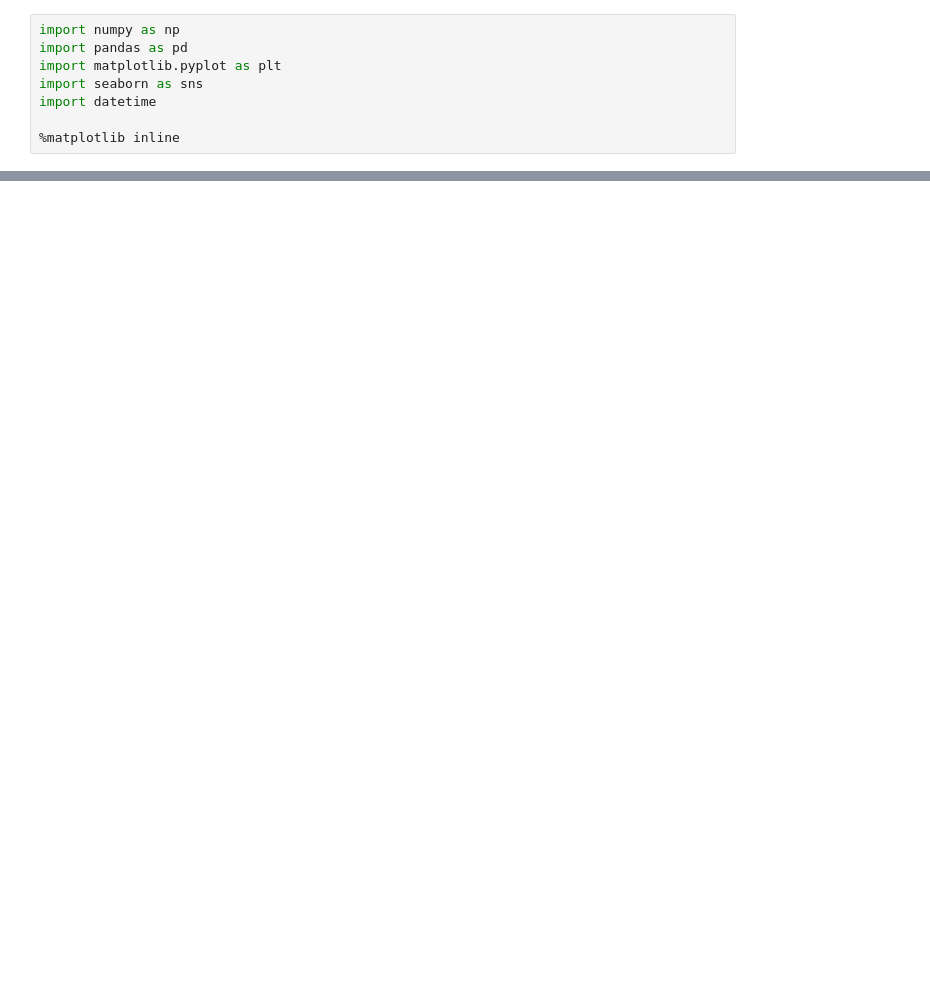
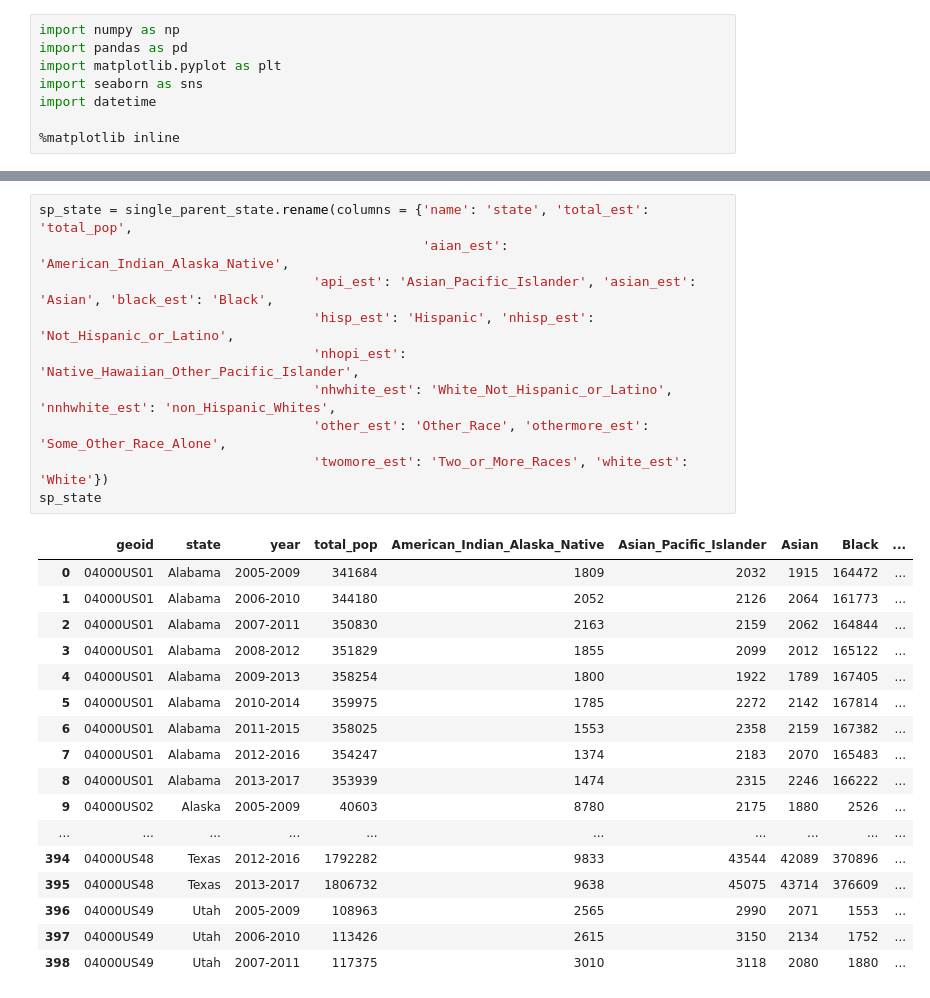
Before and after one commit to SchreinerJS/schreinerj_capstone, a Jupyter notebook: notebooks/single_parents_hh_percent_state.ipynb, the cells around one changed output, grey strips where cells are left out. Drawn from its saved outputs; the diff is of its cells as text; blank space fills up the shorter version.

```diff
--- a/notebooks/single_parents_hh_percent_state.ipynb
+++ b/notebooks/single_parents_hh_percent_state.ipynb
@@ -72,0 +147,28 @@ percentage_state
+# %%
+sp_state = single_parent_state.rename(columns = {'name': 'state', 'total_est': 'total_pop',
+                                                 'aian_est': 'American_Indian_Alaska_Native',
+                                   'api_est': 'Asian_Pacific_Islander', 'asian_est': 'Asian', 'black_est': 'Black',
+                                   'hisp_est': 'Hispanic', 'nhisp_est': 'Not_Hispanic_or_Latino',
+                                   'nhopi_est': 'Native_Hawaiian_Other_Pacific_Islander',
+                                   'nhwhite_est': 'White_Not_Hispanic_or_Latino', 'nnhwhite_est': 'non_Hispanic_Whites',
+                                   'other_est': 'Other_Race', 'othermore_est': 'Some_Other_Race_Alone',
+                                   'twomore_est': 'Two_or_More_Races', 'white_est': 'White'})
+sp_state
+# %% [output]
+|  | geoid | state | year | total_pop | American_Indian_Alaska_Native | Asian_Pacific_Islander | Asian | Black | ... |
+| 0 | 04000US01 | Alabama | 2005-2009 | 341684 | 1809 | 2032 | 1915 | 164472 | ... |
+| 1 | 04000US01 | Alabama | 2006-2010 | 344180 | 2052 | 2126 | 2064 | 161773 | ... |
+| 2 | 04000US01 | Alabama | 2007-2011 | 350830 | 2163 | 2159 | 2062 | 164844 | ... |
+| 3 | 04000US01 | Alabama | 2008-2012 | 351829 | 1855 | 2099 | 2012 | 165122 | ... |
+| 4 | 04000US01 | Alabama | 2009-2013 | 358254 | 1800 | 1922 | 1789 | 167405 | ... |
+| 5 | 04000US01 | Alabama | 2010-2014 | 359975 | 1785 | 2272 | 2142 | 167814 | ... |
+| 6 | 04000US01 | Alabama | 2011-2015 | 358025 | 1553 | 2358 | 2159 | 167382 | ... |
+| 7 | 04000US01 | Alabama | 2012-2016 | 354247 | 1374 | 2183 | 2070 | 165483 | ... |
+| 8 | 04000US01 | Alabama | 2013-2017 | 353939 | 1474 | 2315 | 2246 | 166222 | ... |
+| 9 | 04000US02 | Alaska | 2005-2009 | 40603 | 8780 | 2175 | 1880 | 2526 | ... |
+| ... | ... | ... | ... | ... | ... | ... | ... | ... | ... |
+| 394 | 04000US48 | Texas | 2012-2016 | 1792282 | 9833 | 43544 | 42089 | 370896 | ... |
+| 395 | 04000US48 | Texas | 2013-2017 | 1806732 | 9638 | 45075 | 43714 | 376609 | ... |
+| 396 | 04000US49 | Utah | 2005-2009 | 108963 | 2565 | 2990 | 2071 | 1553 | ... |
+| 397 | 04000US49 | Utah | 2006-2010 | 113426 | 2615 | 3150 | 2134 | 1752 | ... |
+| 398 | 04000US49 | Utah | 2007-2011 | 117375 | 3010 | 3118 | 2080 | 1880 | ... |
```
Also changed, not shown: parts of 38 cells of this notebook.
